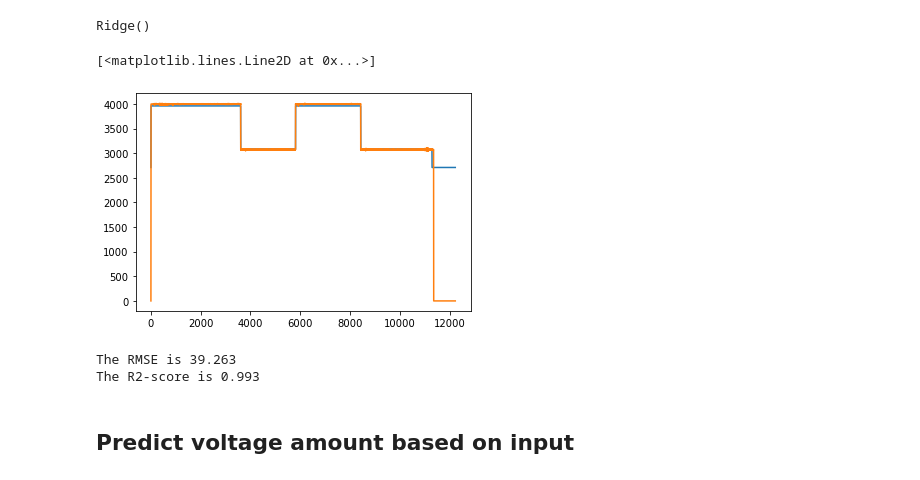
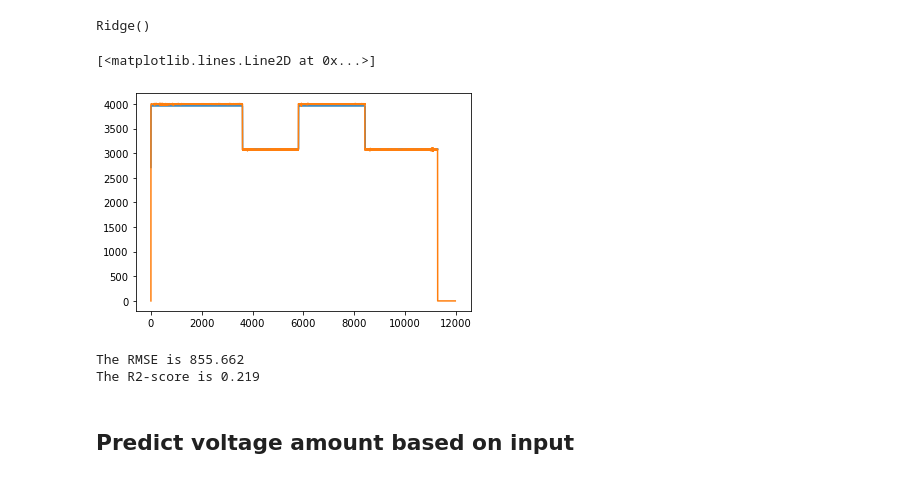
Before and after one commit to Energy-Theory-Guided-Data-Science/Gas-Turbine, a Jupyter notebook: Code/Learning_Input.ipynb, the cells around one changed output. Saved outputs shown, nothing was run; the diff lists cells and outputs as text; code cells hidden in the pictures.

```diff
--- a/Code/Learning_Input.ipynb
+++ b/Code/Learning_Input.ipynb
@@ -42,3 +14,5 @@ def voltageForAllTimeSteps(time_splits, voltage_splits):
+# %%
+df_validation = pp.openCSVFile('Messdaten_Test_ID_1/experiment_1.csv', temp_data_folder)
 # %%
 time_splits = [0, 1, 3605, 3606, 5811, 5812, 8429, 8430, 11294, 11295, len(df_validation['time'])]
 voltage_splits = [0, 10, 10, 3, 3, 10, 10, 3, 3, 0, 0]
@@ -73,11 +47,11 @@ Ridge()
 # %%
 df_validation['spin_predict'] = reg_spin.predict(df_validation[['voltage']])
 # %%
-plt.plot(df_validation['time'], df_validation['spin_predict'])
+plt.plot(df_validation['time_fill'], df_validation['spin_predict'])
 plt.plot(df_validation['time'], df_validation['spinning'])
 # %% [output]
 [<matplotlib.lines.Line2D at 0x...>]
-[figure, old version]
+[figure, new version]
 # %%
 def measureDifference(data, value_header, approx_header):
     R_SQUARED = True
@@ -96,8 +70,8 @@ def measureDifference(data, value_header, approx_header):
 # %%
 measureDifference(df_validation[:11290], 'spinning', 'spin_predict')
 # %% [output]
-The RMSE is 39.263
-The R2-score is 0.993
+The RMSE is 855.662
+The R2-score is 0.219
 # %% [markdown]
 ## Predict voltage amount based on input
 # %%
```
Also changed, not shown: parts of 9 cells of this notebook, 2 other files.
